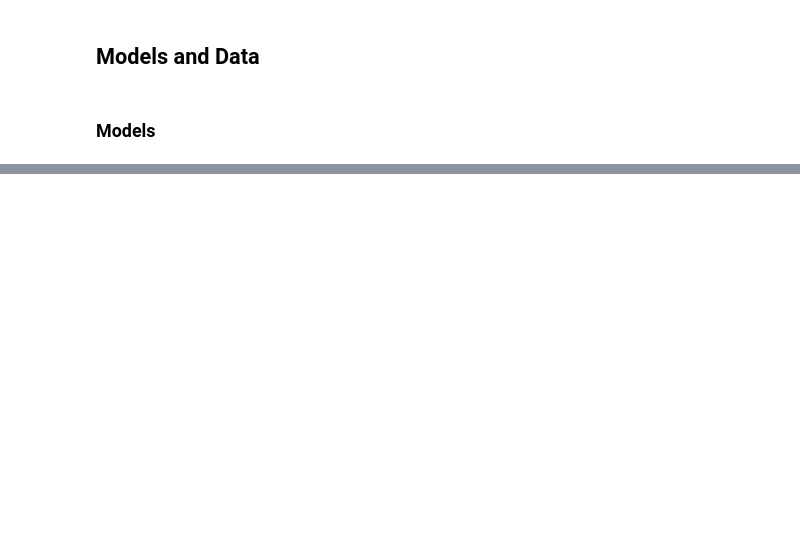
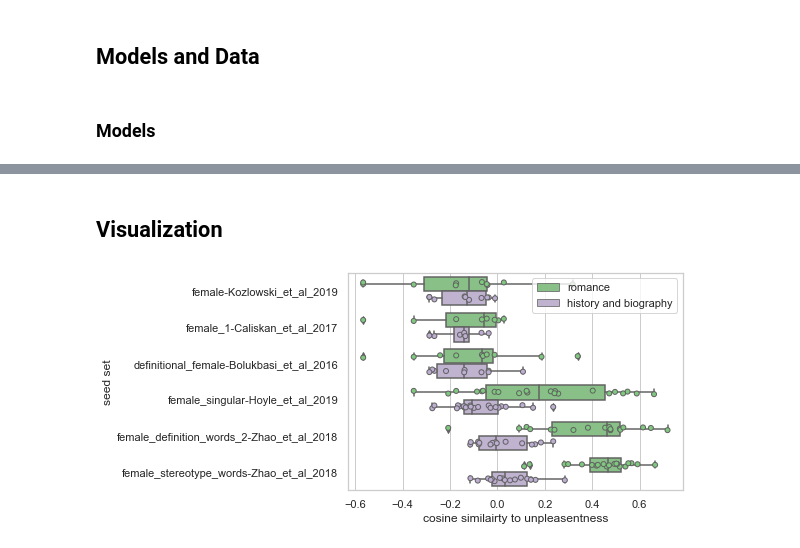
Before and after one commit to thesofakillers/badder-seeds, a Jupyter notebook: notebooks/fig_3.ipynb, the cells around one changed output, grey strips where cells are left out. Drawn from its saved outputs; the diff is of its cells as text; code cells hidden in the pictures; blank space fills up the shorter version.

```diff
--- a/notebooks/fig_3.ipynb
+++ b/notebooks/fig_3.ipynb
@@ -264,0 +91,2 @@ Time taken is:  8.124505996704102
+# %%
+similarity = fig_3.figure_3(extracted_seeds, datasets)
@@ -265 +116,45 @@ Time taken is:  8.124505996704102
+# %% [markdown]
+## Visualization
+# %%
+df1 = pd.DataFrame(
+    zip(similarity[0], seed_sets, ["history and biography"] * len(seeds)),
+    columns=["cosine similarity", "seed set", "dataset"],
+)
+df2 = pd.DataFrame(
+    zip(similarity[1], seed_sets, ["romance"] * len(seeds)),
+    columns=["cosine similarity", "seed set", "dataset"],
+)
+
+df = pd.concat([df1, df2])
+df = df.explode("cosine similarity")
+df["cosine similarity"] = df["cosine similarity"].astype("float")
+
+# Creating plot
+sns.set_theme(style="whitegrid")
+fig, ax = plt.subplots()
+ax1 = sns.boxplot(
+    x="cosine similarity", y="seed set", hue="dataset", data=df, palette="Accent"
+)
+ax2 = sns.stripplot(
+    x="cosine similarity",
+    y="seed set",
+    hue="dataset",
+    data=df,
+    jitter=True,
+    palette="Accent",
+    dodge=True,
+    linewidth=1,
+    edgecolor="gray",
+)
+
+legend = ax1.get_legend()
+handles = legend.legendHandles
+ax.legend(handles, ["romance", "history and biography"])
+plt.xlabel("cosine similairty to unpleasentness")
+
+
+# show plot
+plt.show()
+# %% [output]
+[figure, added]
 # %%
```
Also changed, not shown: parts of 12 cells of this notebook, 15 other files.
